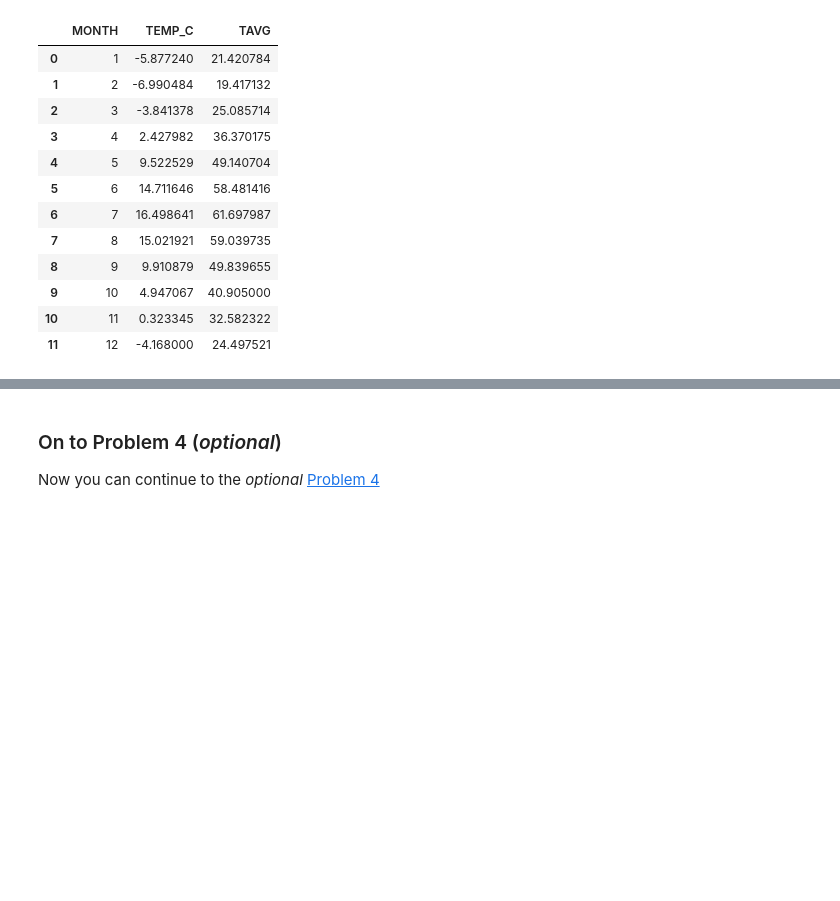
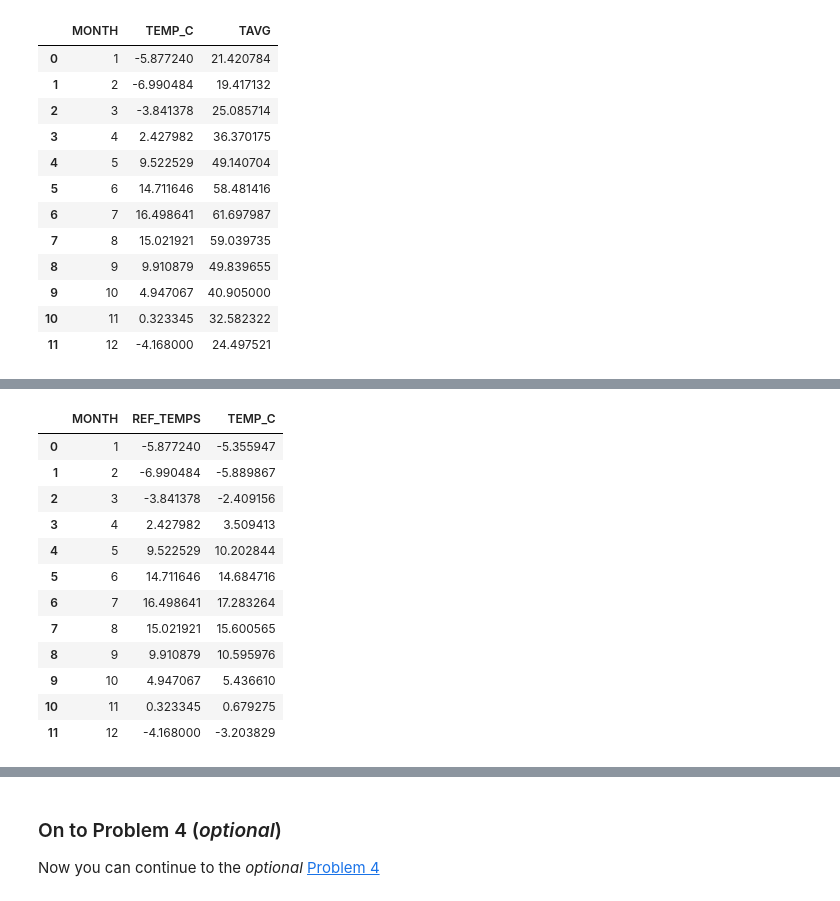
Before and after one commit to FinnP0611/Exercise-6-Finn, a Jupyter notebook: Exercise-6-problems-1-3.ipynb, the cells around one changed output, grey strips where cells are left out. Saved outputs shown, nothing was run; the diff lists cells and outputs as text; code cells hidden in the pictures; blank space fills up the shorter version.

```diff
--- a/Exercise-6-problems-1-3.ipynb
+++ b/Exercise-6-problems-1-3.ipynb
@@ -340,0 +358,16 @@ reference_temps
+# %%
+merged
+# %% [output]
+|  | MONTH | REF_TEMPS | TEMP_C |
+| 0 | 1 | -5.877240 | -5.355947 |
+| 1 | 2 | -6.990484 | -5.889867 |
+| 2 | 3 | -3.841378 | -2.409156 |
+| 3 | 4 | 2.427982 | 3.509413 |
+| 4 | 5 | 9.522529 | 10.202844 |
+| 5 | 6 | 14.711646 | 14.684716 |
+| 6 | 7 | 16.498641 | 17.283264 |
+| 7 | 8 | 15.021921 | 15.600565 |
+| 8 | 9 | 9.910879 | 10.595976 |
+| 9 | 10 | 4.947067 | 5.436610 |
+| 10 | 11 | 0.323345 | 0.679275 |
+| 11 | 12 | -4.168000 | -3.203829 |
```
Also changed, not shown: parts of 19 cells of this notebook.
